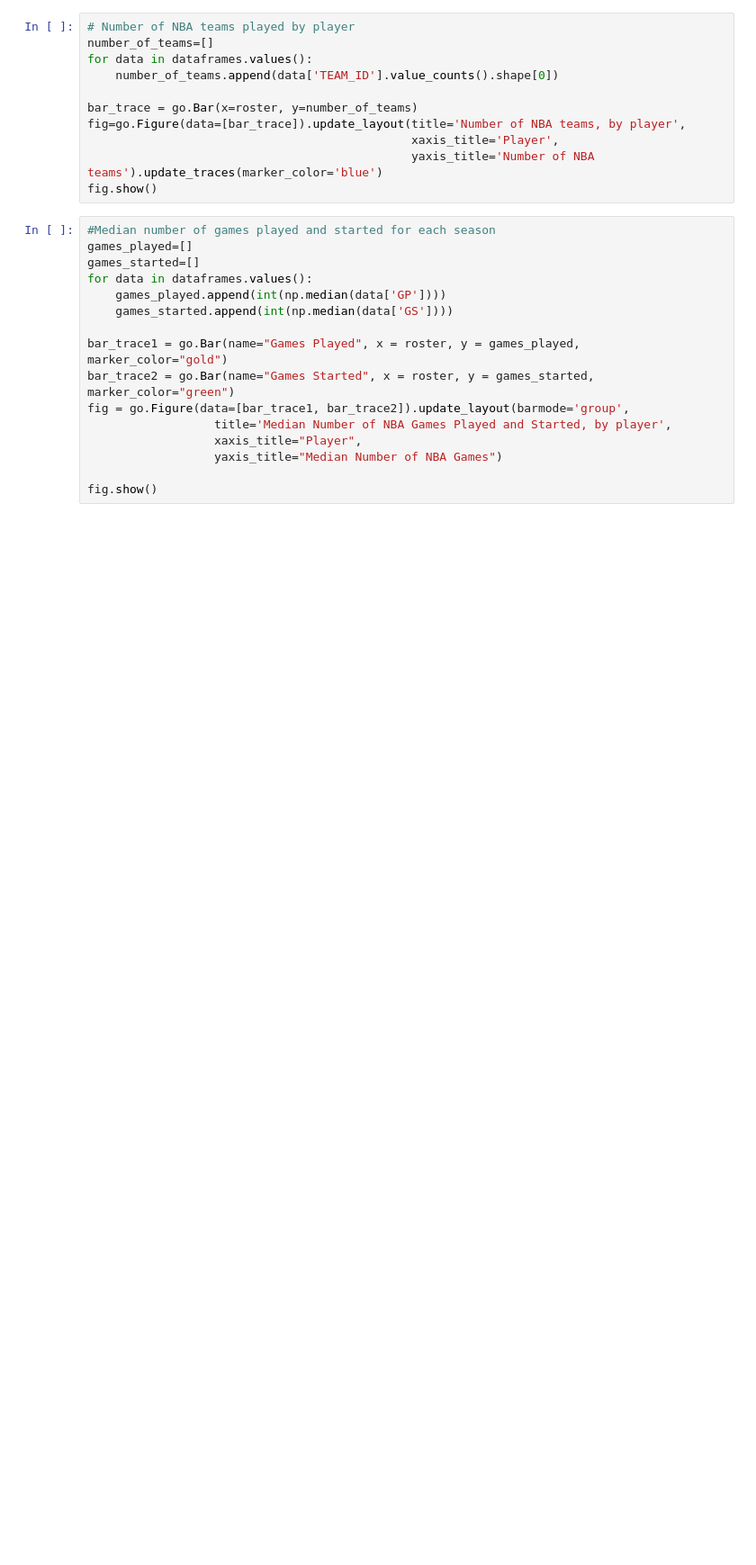
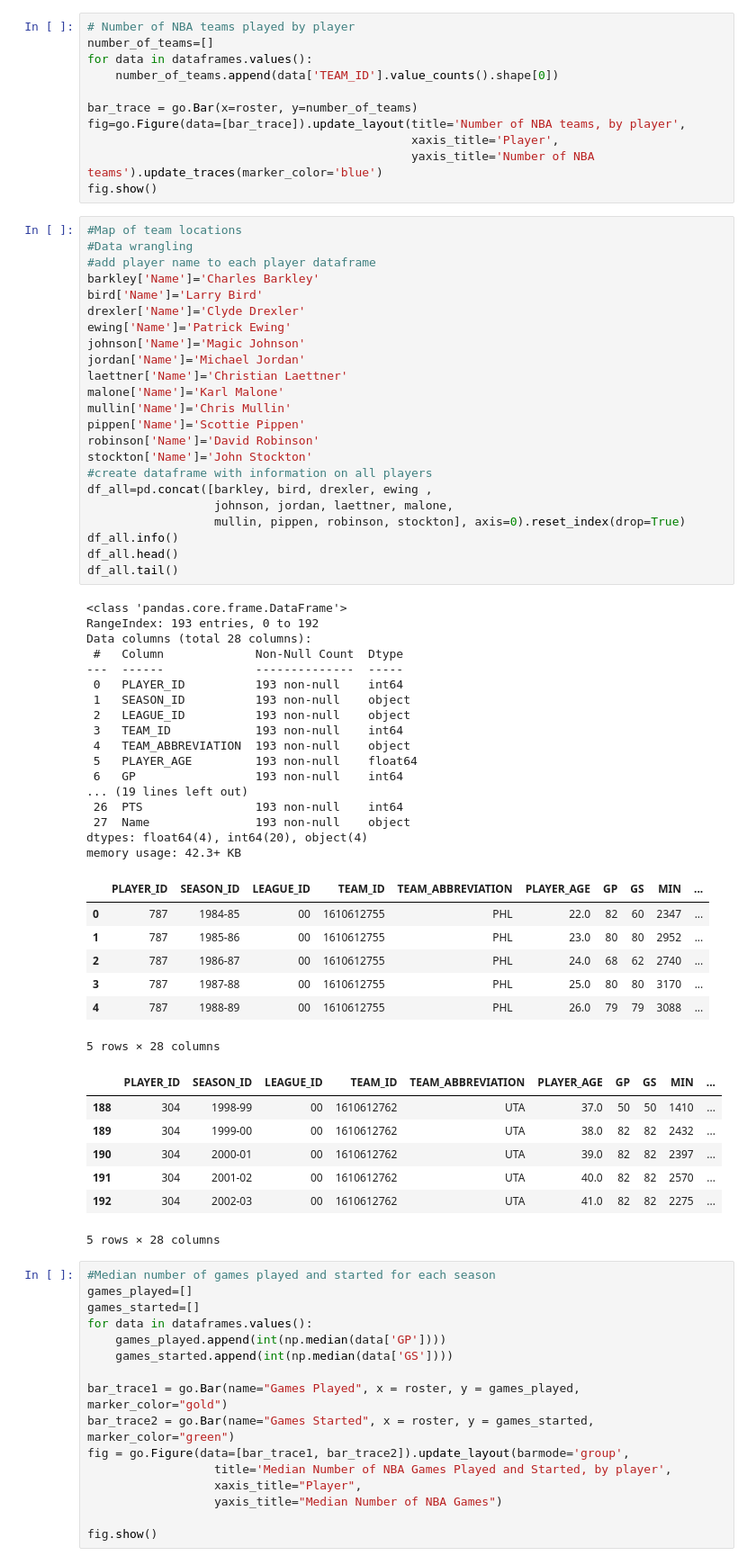
Before and after one commit to e-harrell/dreamteam92, a Jupyter notebook: project notebook.ipynb, the cells around one changed output. Shown at 90% size. Saved outputs shown, nothing was run; the diff lists cells and outputs as text; blank space fills up the shorter version.

Commit message:
added code for data wrangling to prep for map

```diff
--- a/project notebook.ipynb
+++ b/project notebook.ipynb
@@ -121,6 +122,61 @@ fig=go.Figure(data=[bar_trace]).update_layout(title='Number of NBA teams, by pla
                                               xaxis_title='Player',
                                               yaxis_title='Number of NBA teams').update_traces(marker_color='blue')
 fig.show()
+# %%
+#Map of team locations
+#Data wrangling
+#add player name to each player dataframe
+barkley['Name']='Charles Barkley'
+bird['Name']='Larry Bird'
+drexler['Name']='Clyde Drexler'
+ewing['Name']='Patrick Ewing'
+johnson['Name']='Magic Johnson'
+jordan['Name']='Michael Jordan'
+laettner['Name']='Christian Laettner'
+malone['Name']='Karl Malone'
+mullin['Name']='Chris Mullin'
+pippen['Name']='Scottie Pippen'
+robinson['Name']='David Robinson'
+stockton['Name']='John Stockton'
+#create dataframe with information on all players
+df_all=pd.concat([barkley, bird, drexler, ewing ,
+                  johnson, jordan, laettner, malone,
+                  mullin, pippen, robinson, stockton], axis=0).reset_index(drop=True)
+df_all.info()
+df_all.head()
+df_all.tail()
+# %% [output]
+<class 'pandas.core.frame.DataFrame'>
+RangeIndex: 193 entries, 0 to 192
+Data columns (total 28 columns):
+ #   Column             Non-Null Count  Dtype
+---  ------             --------------  -----
+ 0   PLAYER_ID          193 non-null    int64
+ 1   SEASON_ID          193 non-null    object
+ 2   LEAGUE_ID          193 non-null    object
+ 3   TEAM_ID            193 non-null    int64
+ 4   TEAM_ABBREVIATION  193 non-null    object
+ 5   PLAYER_AGE         193 non-null    float64
+ 6   GP                 193 non-null    int64
+... (19 lines left out)
+ 26  PTS                193 non-null    int64
+ 27  Name               193 non-null    object
+dtypes: float64(4), int64(20), object(4)
+memory usage: 42.3+ KB
+|  | PLAYER_ID | SEASON_ID | LEAGUE_ID | TEAM_ID | TEAM_ABBREVIATION | PLAYER_AGE | GP | GS | MIN | ... |
+| 0 | 787 | 1984-85 | 00 | 1610612755 | PHL | 22.0 | 82 | 60 | 2347 | ... |
+| 1 | 787 | 1985-86 | 00 | 1610612755 | PHL | 23.0 | 80 | 80 | 2952 | ... |
+| 2 | 787 | 1986-87 | 00 | 1610612755 | PHL | 24.0 | 68 | 62 | 2740 | ... |
+| 3 | 787 | 1987-88 | 00 | 1610612755 | PHL | 25.0 | 80 | 80 | 3170 | ... |
+| 4 | 787 | 1988-89 | 00 | 1610612755 | PHL | 26.0 | 79 | 79 | 3088 | ... |
+5 rows × 28 columns
+|  | PLAYER_ID | SEASON_ID | LEAGUE_ID | TEAM_ID | TEAM_ABBREVIATION | PLAYER_AGE | GP | GS | MIN | ... |
+| 188 | 304 | 1998-99 | 00 | 1610612762 | UTA | 37.0 | 50 | 50 | 1410 | ... |
+| 189 | 304 | 1999-00 | 00 | 1610612762 | UTA | 38.0 | 82 | 82 | 2432 | ... |
+| 190 | 304 | 2000-01 | 00 | 1610612762 | UTA | 39.0 | 82 | 82 | 2397 | ... |
+| 191 | 304 | 2001-02 | 00 | 1610612762 | UTA | 40.0 | 82 | 82 | 2570 | ... |
+| 192 | 304 | 2002-03 | 00 | 1610612762 | UTA | 41.0 | 82 | 82 | 2275 | ... |
+5 rows × 28 columns
 # %%
 #Median number of games played and started for each season
 games_played=[]
```
Also changed, not shown: parts of 2 cells of this notebook.
